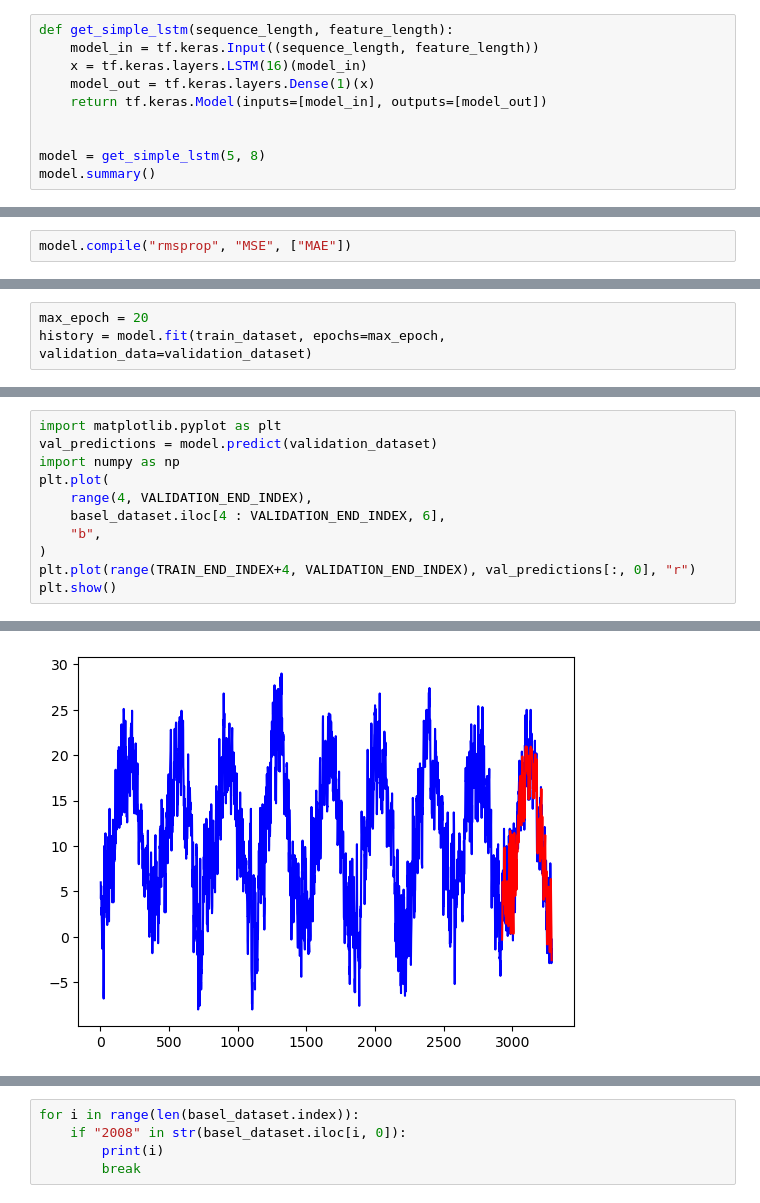
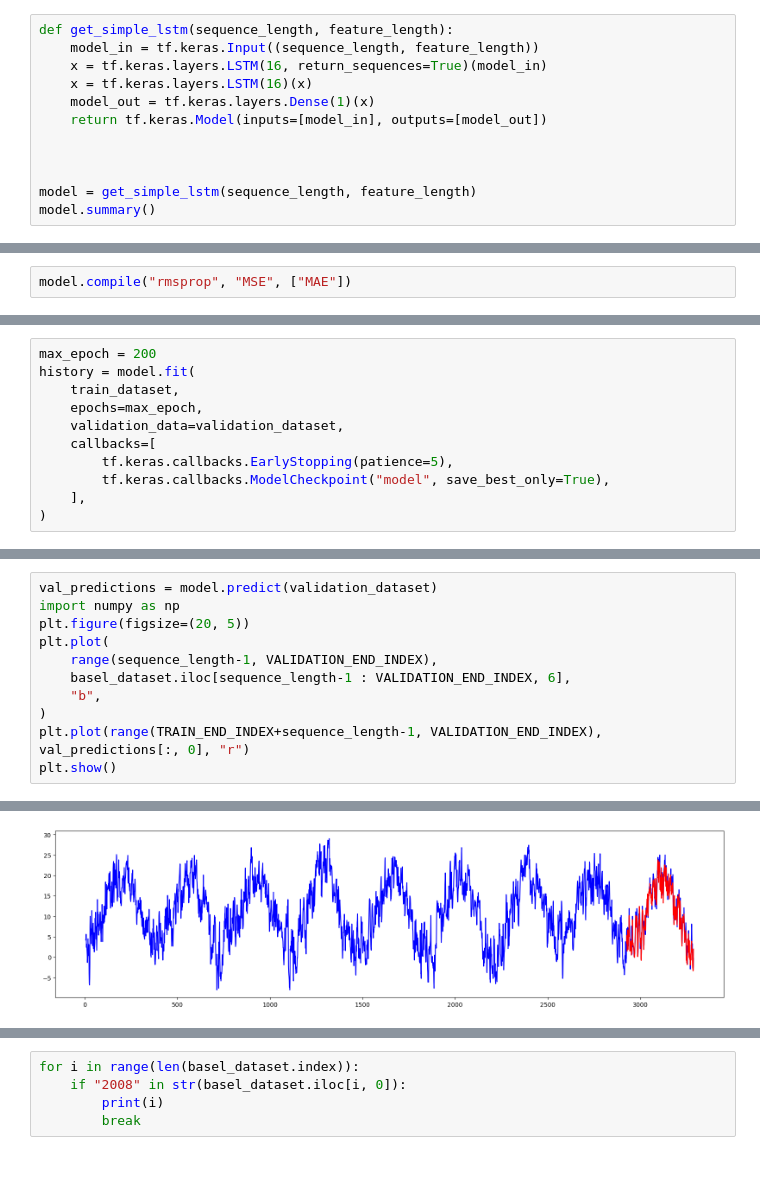
Before and after one commit to MinhyukWoo/keras_lecture, a Jupyter notebook: deep_learning_with_python/kaggle_climate/simple_lstm.ipynb, the cells around one changed output, grey strips where cells are left out. Saved outputs shown, nothing was run; the diff lists cells and outputs as text; blank space fills up the shorter version.

Commit message:
Update kaggle climate lstm

```diff
--- a/deep_learning_with_python/kaggle_climate/simple_lstm.ipynb
+++ b/deep_learning_with_python/kaggle_climate/simple_lstm.ipynb
@@ -92,11 +101,13 @@ Your kernel may have been built without NUMA support.
 # %%
 def get_simple_lstm(sequence_length, feature_length):
     model_in = tf.keras.Input((sequence_length, feature_length))
-    x = tf.keras.layers.LSTM(16)(model_in)
+    x = tf.keras.layers.LSTM(16, return_sequences=True)(model_in)
+    x = tf.keras.layers.LSTM(16)(x)
     model_out = tf.keras.layers.Dense(1)(x)
     return tf.keras.Model(inputs=[model_in], outputs=[model_out])
 
 
-model = get_simple_lstm(5, 8)
+
+model = get_simple_lstm(sequence_length, feature_length)
 model.summary()
 # %% [output]
@@ -120,4 +157,12 @@ model.compile("rmsprop", "MSE", ["MAE"])
 # %%
-max_epoch = 20
-history = model.fit(train_dataset, epochs=max_epoch, validation_data=validation_dataset)
+max_epoch = 200
+history = model.fit(
+    train_dataset,
+    epochs=max_epoch,
+    validation_data=validation_dataset,
+    callbacks=[
+        tf.keras.callbacks.EarlyStopping(patience=5),
+        tf.keras.callbacks.ModelCheckpoint("model", save_best_only=True),
+    ],
+)
 # %% [output]
@@ -141,12 +203,12 @@ Epoch 20/20
 # %%
-import matplotlib.pyplot as plt
 val_predictions = model.predict(validation_dataset)
 import numpy as np
+plt.figure(figsize=(20, 5))
 plt.plot(
-    range(4, VALIDATION_END_INDEX),
-    basel_dataset.iloc[4 : VALIDATION_END_INDEX, 6],
+    range(sequence_length-1, VALIDATION_END_INDEX),
+    basel_dataset.iloc[sequence_length-1 : VALIDATION_END_INDEX, 6],
     "b",
 )
-plt.plot(range(TRAIN_END_INDEX+4, VALIDATION_END_INDEX), val_predictions[:, 0], "r")
+plt.plot(range(TRAIN_END_INDEX+sequence_length-1, VALIDATION_END_INDEX), val_predictions[:, 0], "r")
 plt.show()
 # %% [output]
@@ -154,4 +216,4 @@ plt.show()
-[figure, old version]
+[figure, new version]
 # %%
 predictions = model.predict(validation_dataset)
 predictions.shape
```
Also changed, not shown: parts of 10 cells of this notebook, 3 other files.
